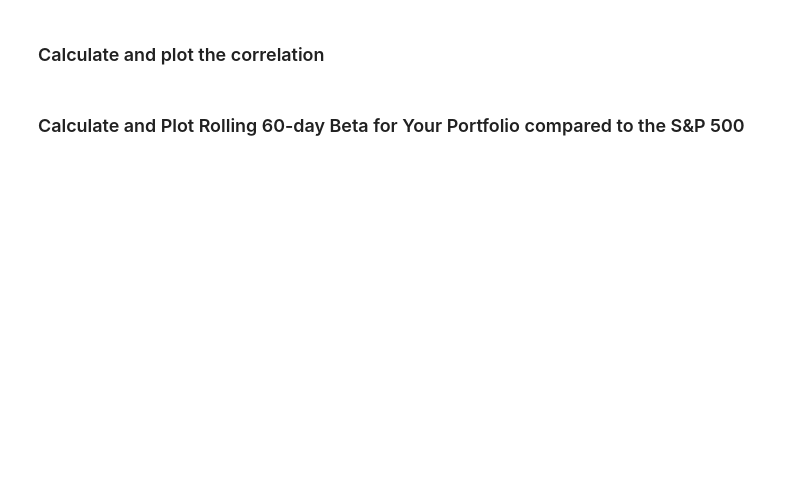
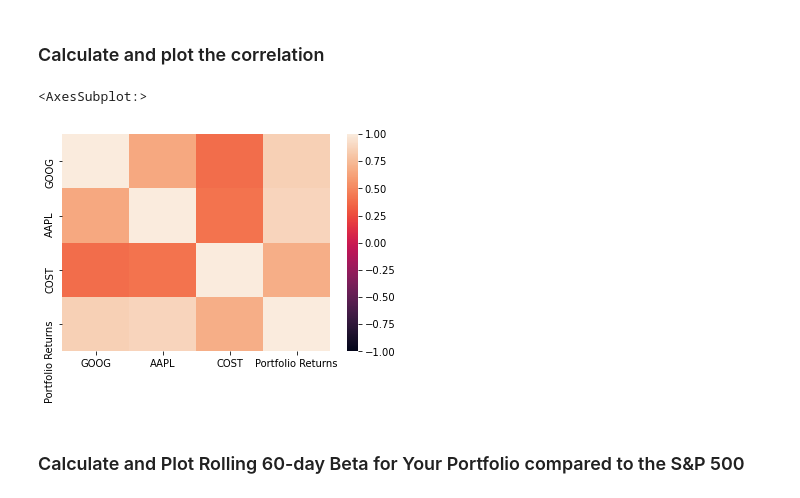
Before and after one commit to Luke-Mac/whale_off_portfolio, a Jupyter notebook: whale_analysis.ipynb, the cells around one changed output. Saved outputs shown, nothing was run; the diff lists cells and outputs as text; code cells hidden in the pictures; blank space fills up the shorter version.

```diff
--- a/whale_analysis.ipynb
+++ b/whale_analysis.ipynb
@@ -520,5 +571,10 @@ weights = [1/3, 1/3, 1/3]
 ### Calculate and plot the correlation
 # %%
 # Calculate and plot the correlation
+portfolio_correlation = stock_daily_returns.corr()
+sns.heatmap(portfolio_correlation, vmin=-1, vmax=1)
+# %% [output]
+<AxesSubplot:>
+[figure, added]
 # %% [markdown]
 ### Calculate and Plot Rolling 60-day Beta for Your Portfolio compared to the S&P 500
```
Also changed, not shown: parts of 10 cells of this notebook.
